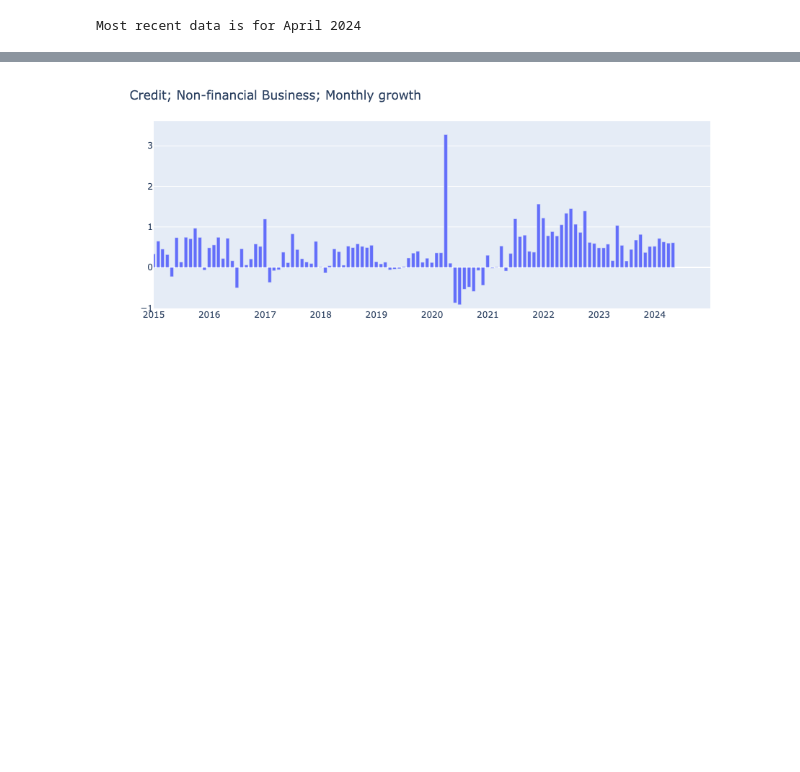
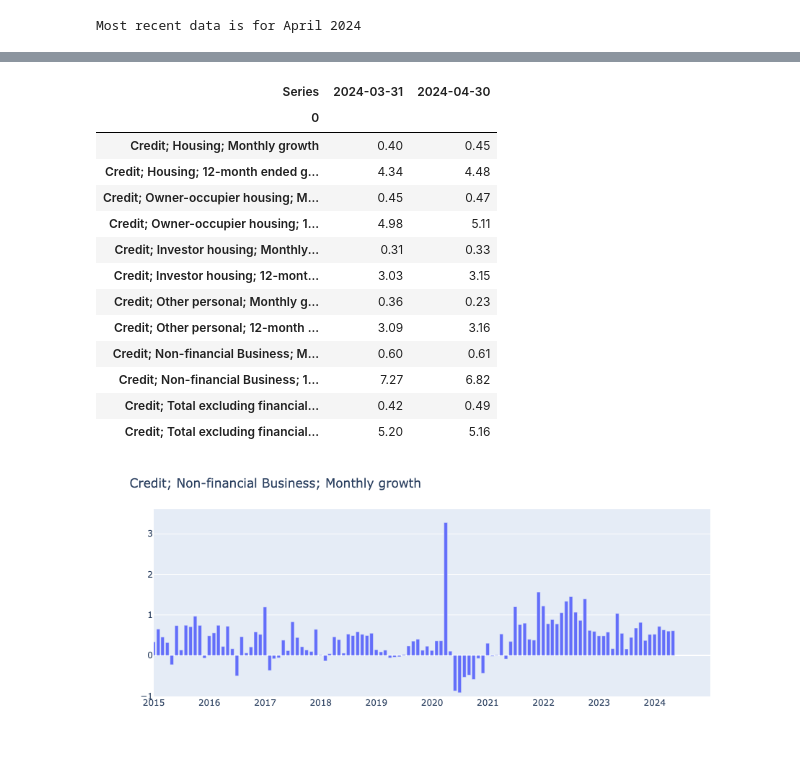
Before and after one commit to dandrew68/rateWebsiteTwo, a Jupyter notebook: CreditAggregatesExample.ipynb, the cells around one changed output, grey strips where cells are left out. Drawn from its saved outputs; the diff is of its cells as text; code cells hidden in the pictures; blank space fills up the shorter version.

Commit message:
Updated with Table

```diff
--- a/CreditAggregatesExample.ipynb
+++ b/CreditAggregatesExample.ipynb
@@ -102,3 +103,80 @@ def graph_series(seriesName, data, startDate, endDate):
     fig.update_layout(layout)
 
     return fig
+# %%
+
+df_for_table = df
+
+data_series = list(df_for_table)
+
+#print(data_series)
+
+df_for_table = df_for_table[-2:]
+#display(df_for_table)
+
+df_for_table["Date"] = pd.to_datetime(df_for_table["Date"])
+#display(df_for_table)
+
+#df_for_table["Date"] = df_for_table["Date"].dt.strftime('%m/%Y')
+
+
+
+
+
+#new_dates = [date.strftime('%B %Y') for date in df_for_table["Date"]]
+#print(new_dates)
+
+df_for_table  = df_for_table.transpose()
+#display(df_for_table)
+
+df_for_table = df_for_table.round(decimals = 2)
+#display(df_for_table)
+
+#display(df_for_table)
+
+df_for_table.iloc[0][0] = ""
+datesList = df_for_table.iloc[0].tolist()
+df_for_table.columns = datesList
+#display(df_for_table)
+
+df_for_table = df_for_table[1:]
+#display(df_for_table)
+
+df_for_table.columns.name = "Series"
+#display(df_for_table)
+
+df_for_table = df_for_table.drop(['M3; 12-month ended growth',
+                                  'M3; Monthly growth',
+                                  'Credit; Business; Monthly growth',
+                                  'Credit; Business; 12-month ended growth',
+                                  'Credit; Total; Monthly growth',
+                                  'Credit; Total; 12-month ended growth',
+                                  'Broad money; Monthly growth',
+                                  'Broad money; 12-month ended growth',
+                                  'Credit; Business including select financial businesses; Monthly growth',
+                                  'Credit; Business including select financial businesses; 12-month ended growth',
+                                  'Credit; Total including select financial businesses; Monthly growth',
+                                  'Credit; Total including select financial businesses; 12-month ended growth'])
+
+#display(df_for_table)
+
+#Credit; Total including select financial businesses;
+
+df_for_table = df_for_table.astype("float")
+
+#print(df_for_table['2024-03-31'].round(decimals = 1))
+
+
+#df_for_table.iloc[:,1] = pd.to_numeric(df_for_table.iloc[:,1])
+#df_for_table.iloc[:,2] = pd.to_numeric(df_for_table.iloc[:,2])
+
+df_for_table = df_for_table.round(2)
+
+display(df_for_table)
+
+columns_list = df_for_table.columns
+#print(columns_list)
+
+
+#date(day=30, month=11, year=2014).strftime('%B %Y')
+# %% [output]
@@ -105,3 +187,17 @@ def graph_series(seriesName, data, startDate, endDate):
+| Series | 2024-03-31 | 2024-04-30 |
+| 0 |  |  |
+| Credit; Housing; Monthly growth | 0.40 | 0.45 |
+| Credit; Housing; 12-month ended g... | 4.34 | 4.48 |
+| Credit; Owner-occupier housing; M... | 0.45 | 0.47 |
+| Credit; Owner-occupier housing; 1... | 4.98 | 5.11 |
+| Credit; Investor housing; Monthly... | 0.31 | 0.33 |
+| Credit; Investor housing; 12-mont... | 3.03 | 3.15 |
+| Credit; Other personal; Monthly g... | 0.36 | 0.23 |
+| Credit; Other personal; 12-month ... | 3.09 | 3.16 |
+| Credit; Non-financial Business; M... | 0.60 | 0.61 |
+| Credit; Non-financial Business; 1... | 7.27 | 6.82 |
+| Credit; Total excluding financial... | 0.42 | 0.49 |
+| Credit; Total excluding financial... | 5.20 | 5.16 |
 # %%
 startDateExample = datetime(2015, 1, 1)
 endDateExample = datetime(2024, 12, 31)
```
Also changed, not shown: parts of 5 cells of this notebook.
